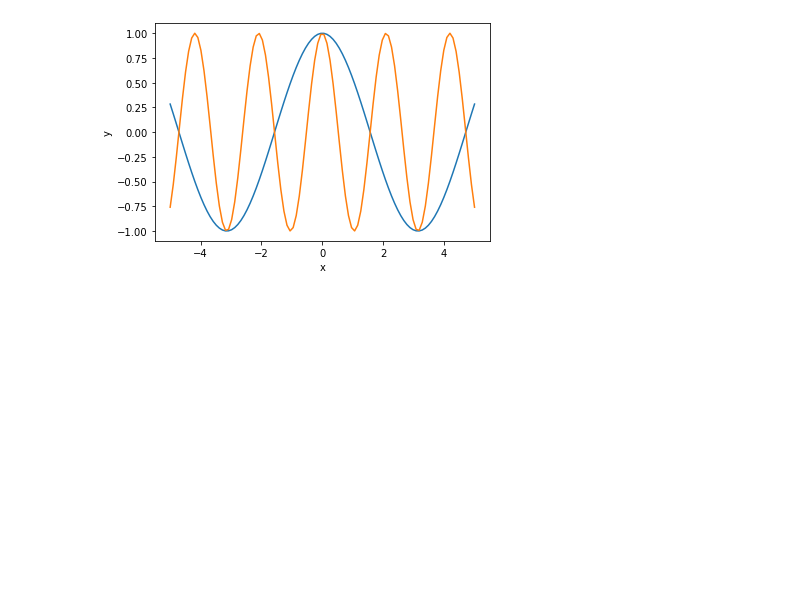
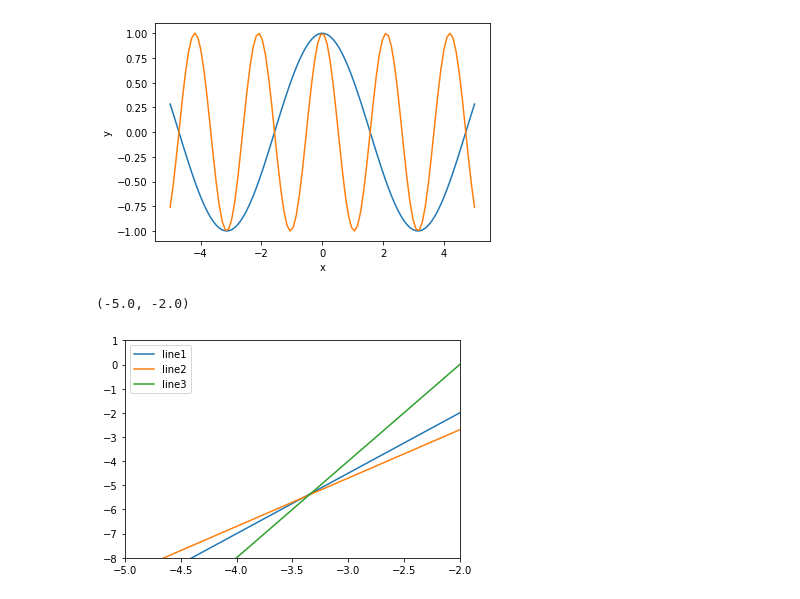
Before and after one commit to ishubenko/mathematics, a Jupyter notebook: hw_1.ipynb, the cells around one changed output. Saved outputs shown, nothing was run; the diff lists cells and outputs as text; code cells hidden in the pictures; blank space fills up the shorter version.

```diff
--- a/hw_1.ipynb
+++ b/hw_1.ipynb
@@ -20,3 +20,19 @@ plt.ylabel('y')
 plt.show()
 # %% [output]
 [figure]
+# %%
+x = np.linspace(-5,5,101)
+
+plt.plot(x,2.5*x+3, label='line1')
+plt.plot(x,2*x+1.3, label='line2')
+plt.plot(x,4*x+8, label='line3')
+
+plt.legend(loc='upper left')
+
+# legend.get_frame().set_facecolor('C0')
+
+plt.ylim(-8,1)
+plt.xlim(-5,-2)
+# %% [output]
+(-5.0, -2.0)
+[figure, added]
```
Also changed, not shown: 2 other files.
